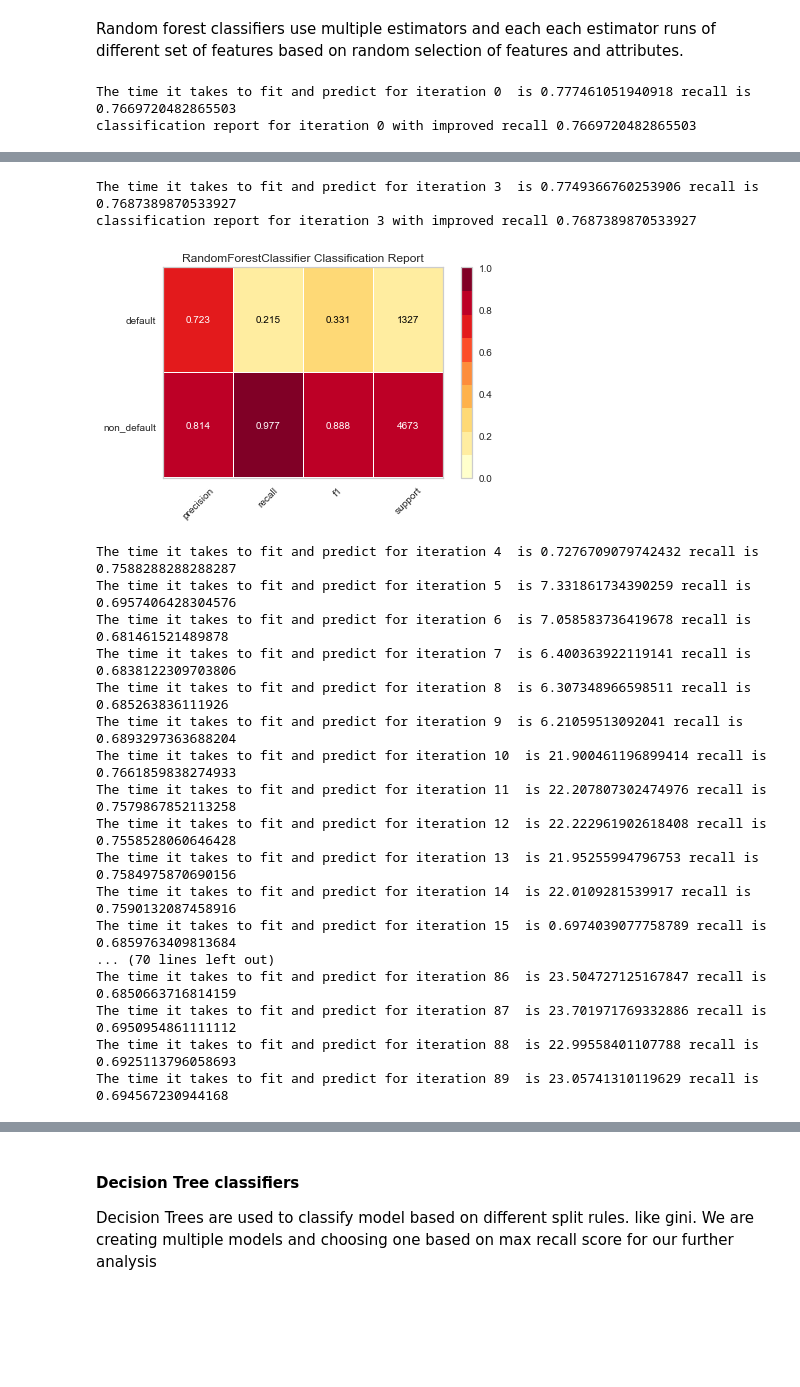
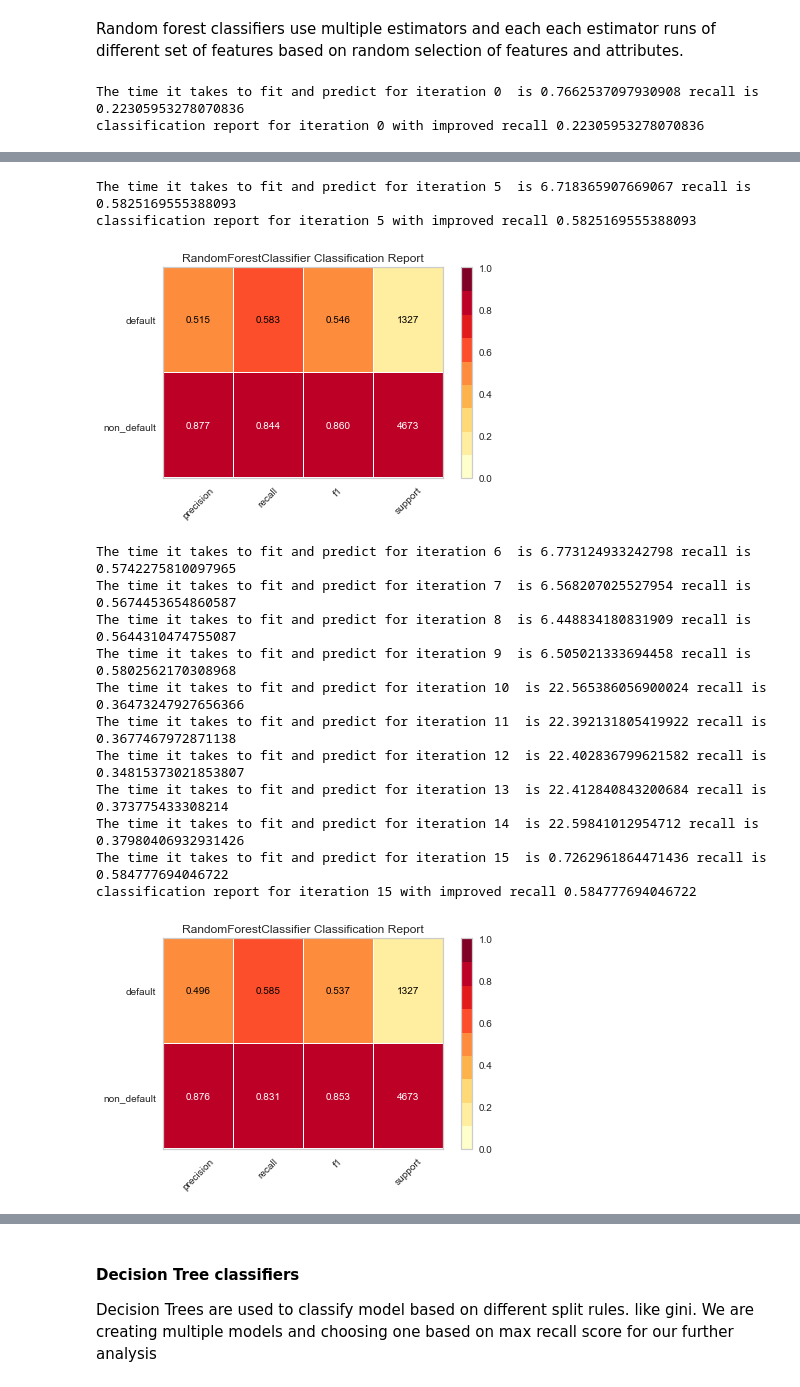
Before and after one commit to pankajti/MSDS_7331_Lab2, a Jupyter notebook: modelling/combined_models.ipynb, the cells around one changed output, grey strips where cells are left out. Drawn from its saved outputs; the diff is of its cells as text; code cells hidden in the pictures; blank space fills up the shorter version.

```diff
--- a/modelling/combined_models.ipynb
+++ b/modelling/combined_models.ipynb
@@ -194,7 +194,7 @@ for estimator , max_depth , class_weight in zip(estimators*len(max_depths)*len(c
 
         # now let's get the accuracy and confusion matrix for this iterations of training/testing
         acc = mt.accuracy_score(y_test,y_hat)
-        rcl = recall_score(y_hat,y_test,  average='macro')
+        rcl = mt.recall_score(y_test, y_hat)
         print ("The time it takes to fit and predict for iteration {}  is {} recall is {} ".format(iter_num, diff[0],
                                                                                                    rcl))
 
@@ -217,6 +217,6 @@ for estimator , max_depth , class_weight in zip(estimators*len(max_depths)*len(c
 
         iter_num+=1
 # %% [output]
-The time it takes to fit and predict for iteration 0  is 0.777461051940918 recall is 0.7669720482865503
-classification report for iteration 0 with improved recall 0.7669720482865503
+The time it takes to fit and predict for iteration 0  is 0.7662537097930908 recall is 0.22305953278070836
+classification report for iteration 0 with improved recall 0.22305953278070836
 [figure]
@@ -227,20 +229,15 @@ classification report for iteration 2 with improved recall 0.7683328913811526
-The time it takes to fit and predict for iteration 3  is 0.7749366760253906 recall is 0.7687389870533927
-classification report for iteration 3 with improved recall 0.7687389870533927
+The time it takes to fit and predict for iteration 5  is 6.718365907669067 recall is 0.5825169555388093
+classification report for iteration 5 with improved recall 0.5825169555388093
-[figure, old version]
+[figure, new version]
-The time it takes to fit and predict for iteration 4  is 0.7276709079742432 recall is 0.7588288288288287
-The time it takes to fit and predict for iteration 5  is 7.331861734390259 recall is 0.6957406428304576
-The time it takes to fit and predict for iteration 6  is 7.058583736419678 recall is 0.681461521489878
-The time it takes to fit and predict for iteration 7  is 6.400363922119141 recall is 0.6838122309703806
-The time it takes to fit and predict for iteration 8  is 6.307348966598511 recall is 0.685263836111926
-The time it takes to fit and predict for iteration 9  is 6.21059513092041 recall is 0.6893297363688204
-The time it takes to fit and predict for iteration 10  is 21.900461196899414 recall is 0.7661859838274933
-The time it takes to fit and predict for iteration 11  is 22.207807302474976 recall is 0.7579867852113258
-The time it takes to fit and predict for iteration 12  is 22.222961902618408 recall is 0.7558528060646428
-The time it takes to fit and predict for iteration 13  is 21.95255994796753 recall is 0.7584975870690156
-The time it takes to fit and predict for iteration 14  is 22.0109281539917 recall is 0.7590132087458916
-The time it takes to fit and predict for iteration 15  is 0.6974039077758789 recall is 0.6859763409813684
-... (70 lines left out)
-The time it takes to fit and predict for iteration 86  is 23.504727125167847 recall is 0.6850663716814159
-The time it takes to fit and predict for iteration 87  is 23.701971769332886 recall is 0.6950954861111112
-The time it takes to fit and predict for iteration 88  is 22.99558401107788 recall is 0.6925113796058693
-The time it takes to fit and predict for iteration 89  is 23.05741310119629 recall is 0.694567230944168
+The time it takes to fit and predict for iteration 6  is 6.773124933242798 recall is 0.5742275810097965
+The time it takes to fit and predict for iteration 7  is 6.568207025527954 recall is 0.5674453654860587
+The time it takes to fit and predict for iteration 8  is 6.448834180831909 recall is 0.5644310474755087
+The time it takes to fit and predict for iteration 9  is 6.505021333694458 recall is 0.5802562170308968
+The time it takes to fit and predict for iteration 10  is 22.565386056900024 recall is 0.36473247927656366
+The time it takes to fit and predict for iteration 11  is 22.392131805419922 recall is 0.3677467972871138
+The time it takes to fit and predict for iteration 12  is 22.402836799621582 recall is 0.34815373021853807
+The time it takes to fit and predict for iteration 13  is 22.412840843200684 recall is 0.373775433308214
+The time it takes to fit and predict for iteration 14  is 22.59841012954712 recall is 0.37980406932931426
+The time it takes to fit and predict for iteration 15  is 0.7262961864471436 recall is 0.584777694046722
+classification report for iteration 15 with improved recall 0.584777694046722
+[figure, added]
```
Also changed, not shown: parts of 14 cells of this notebook.
